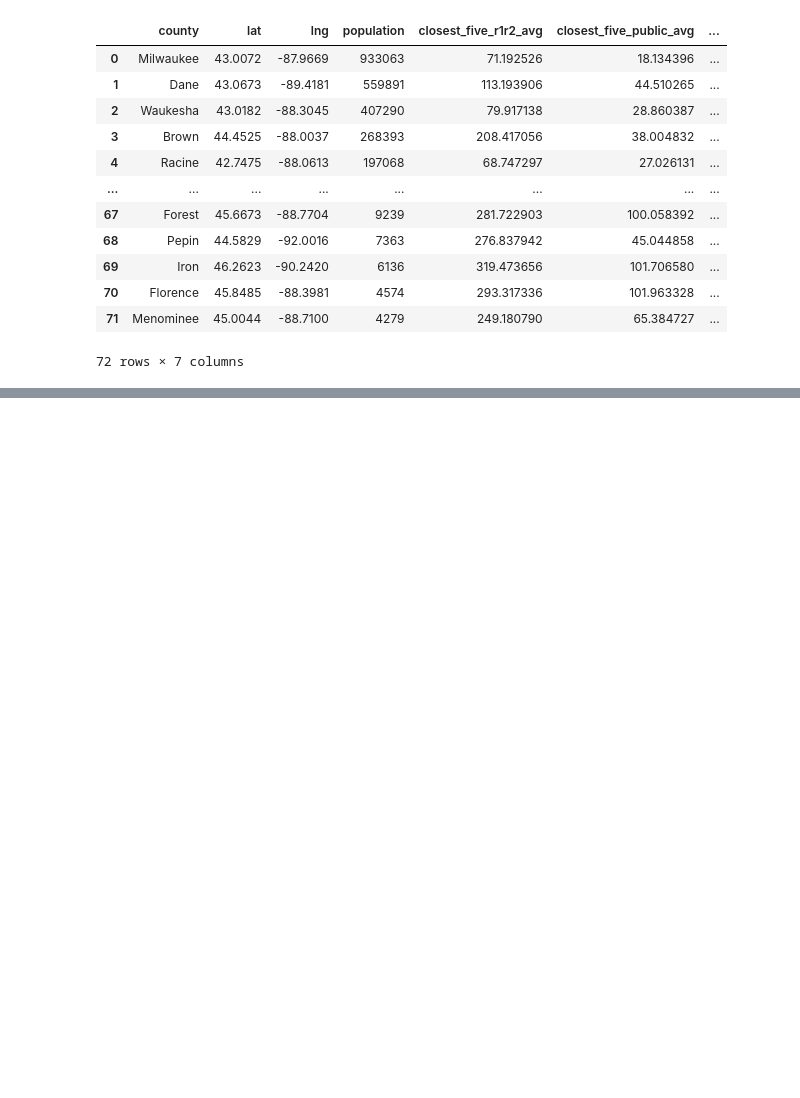
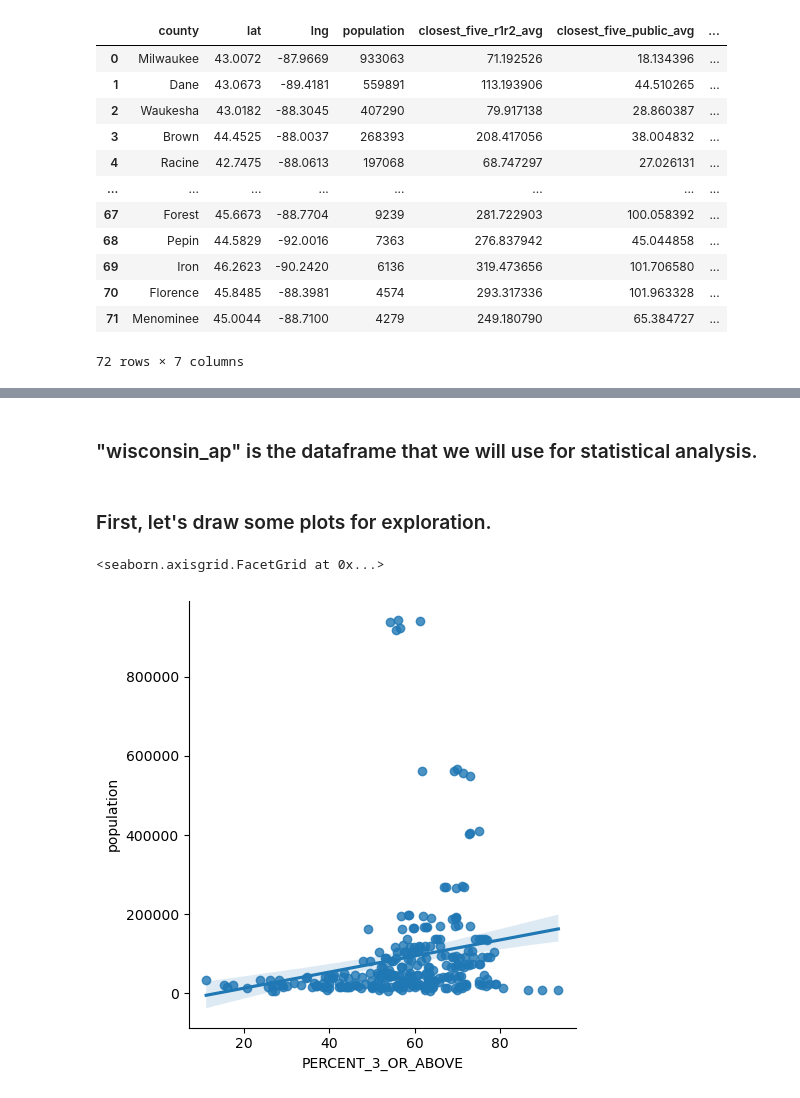
Before and after one commit to mcelhens/AP-Outcomes-to-University-Metrics, a Jupyter notebook: working_with_wisconsin.ipynb, the cells around one changed output, grey strips where cells are left out. Saved outputs shown, nothing was run; the diff lists cells and outputs as text; code cells hidden in the pictures; blank space fills up the shorter version.

Commit message:
Some modelling attempt on Wisconsin.

```diff
--- a/working_with_wisconsin.ipynb
+++ b/working_with_wisconsin.ipynb
@@ -216,0 +282,4 @@ population[population['State_Abbreviation']=='WI']
+# %%
+def clean_year(year):
+    return year[:-3]
+wisconsin_ap['Year']=wisconsin_ap['Year'].apply(clean_year)
@@ -216,0 +291,23 @@ population[population['State_Abbreviation']=='WI']
+# %%
+wisconsin_ap=wisconsin_ap.replace(to_replace='Saint Croix',value='St. Croix')
+# %%
+years = ['2018','2019','2020','2021','2022']
+pop = []
+pci = []
+r1r2 = []
+public = []
+private_notprofit = []
+for i in wisconsin_ap.index:
+    county = wisconsin_ap.iloc[i].COUNTY
+    year = wisconsin_ap.iloc[i].Year
+    pop = pop + [wisconsin_data[(wisconsin_data['county']==county) & (wisconsin_data['year'] == year)].population.values[0]]
+    pci = pci + [wisconsin_data[(wisconsin_data['county']==county) & (wisconsin_data['year'] == year)].per_capita_income.values[0]]
+    r1r2 = r1r2 + [wisconsin_counties[(wisconsin_counties['county']==county)].closest_five_r1r2_avg.values[0]]
+    public = public + [wisconsin_counties[(wisconsin_counties['county']==county)].closest_five_public_avg.values[0]]
+    private_notprofit = private_notprofit + [wisconsin_counties[(wisconsin_counties['county']==county)].closest_five_private_notprofit_avg.values[0]]
+
+wisconsin_ap['population'] = pop
+wisconsin_ap['per_capita_income'] = pci
+wisconsin_ap['closest_five_r1r2_avg'] = r1r2
+wisconsin_ap['closest_five_public_avg'] = public
+wisconsin_ap['closest_five_private_notprofit_avg'] = private_notprofit
@@ -216,0 +332,2 @@ population[population['State_Abbreviation']=='WI']
+# %% [markdown]
+### "wisconsin_ap" is the dataframe that we will use for statistical analysis.
@@ -216,0 +336,11 @@ population[population['State_Abbreviation']=='WI']
+# %%
+from sklearn.model_selection import train_test_split
+training, testing = train_test_split(wisconsin_ap, test_size = 0.2, random_state = 226)
+# %% [markdown]
+### First, let's draw some plots for exploration.
+# %%
+features = ['population','per_capita_income','closest_five_r1r2_avg','closest_five_public_avg','closest_five_private_notprofit_avg']
+sns.lmplot(data = training, x='PERCENT_3_OR_ABOVE',y='population')
+# %% [output]
+<seaborn.axisgrid.FacetGrid at 0x...>
+[figure, added]
```
Also changed, not shown: parts of 35 cells of this notebook.
